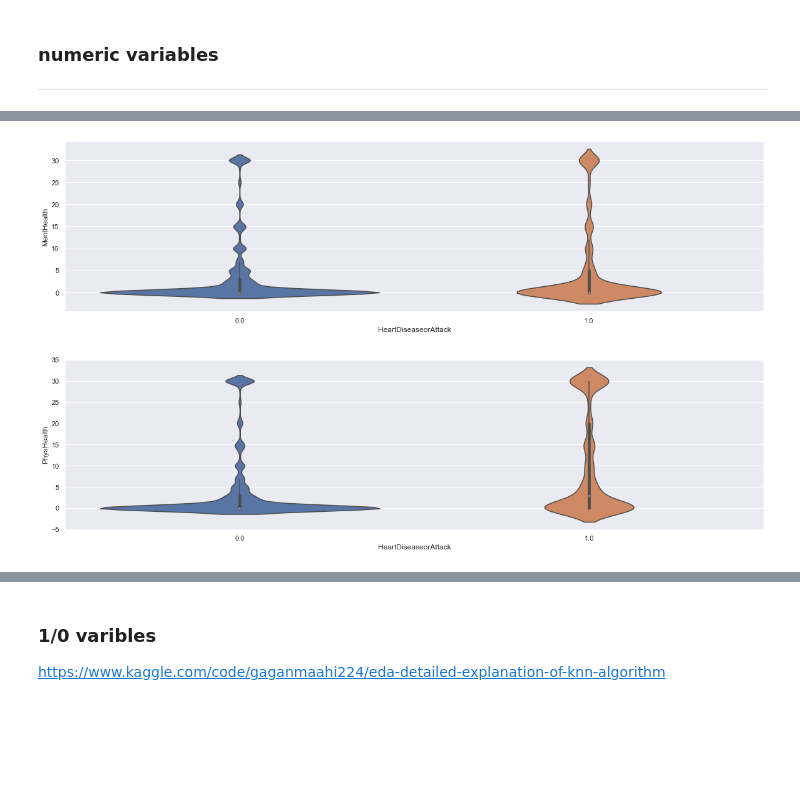
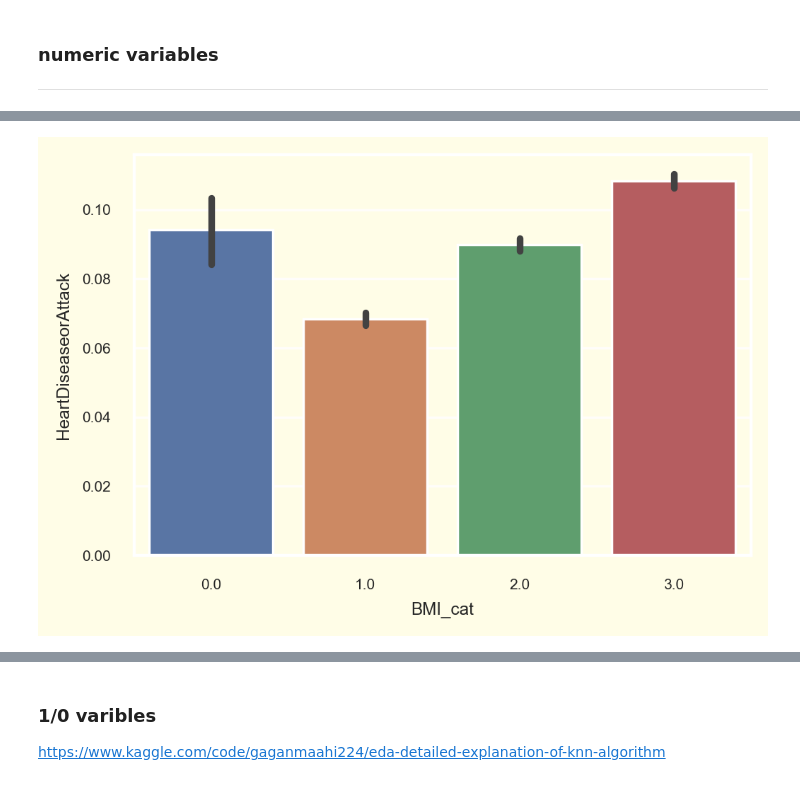
Before and after one commit to crockie/Heart-Disease-Predictor, a Jupyter notebook: DATA visualization.ipynb, the cells around one changed output, grey strips where cells are left out. Saved outputs shown, nothing was run; the diff lists cells and outputs as text; code cells hidden in the pictures; blank space fills up the shorter version.

```diff
--- a/DATA visualization.ipynb
+++ b/DATA visualization.ipynb
@@ -135,13 +160,11 @@ plt.show()
 # %%
-fig=plt.figure(figsize=(20,5))
-sns.violinplot(x ='HeartDiseaseorAttack', y = 'MentHealth', data = df)
+fig=plt.figure(figsize=(4.5,3))
+sns.barplot(x='BMI_cat',y='HeartDiseaseorAttack',data=df)
 plt.show()
 # %% [output]
-[figure, old version]
+[figure, new version]
 # %%
-fig=plt.figure(figsize=(20,5))
-sns.violinplot(x ='HeartDiseaseorAttack', y = 'PhysHealth', data = df)
-plt.show()
+#fig=plt.figure(figsize=(20,5))
+#sns.violinplot(x ='HeartDiseaseorAttack', y = 'PhysHealth', data = df)
+#plt.show()
-# %% [output]
-[figure, removed]
 # %%
```
Also changed, not shown: parts of 27 cells of this notebook.
